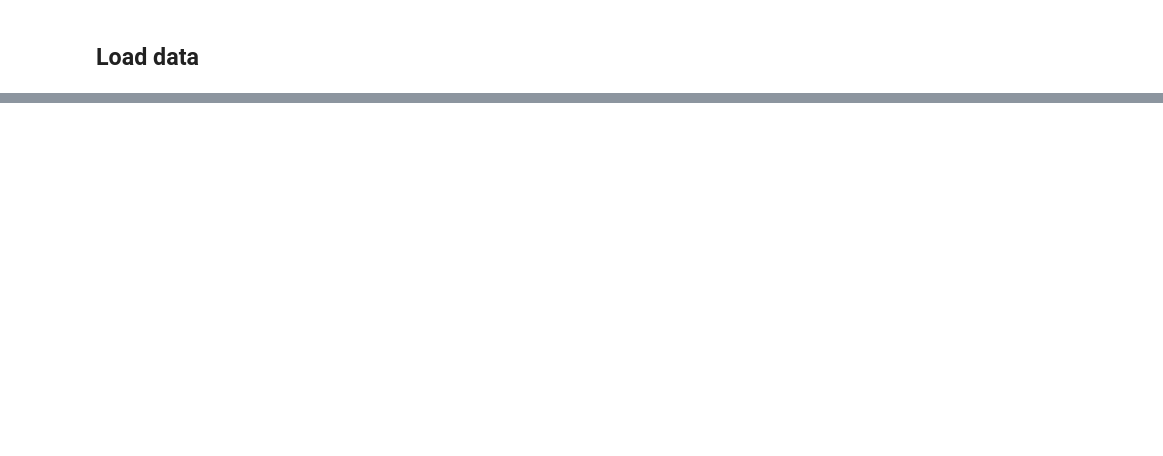
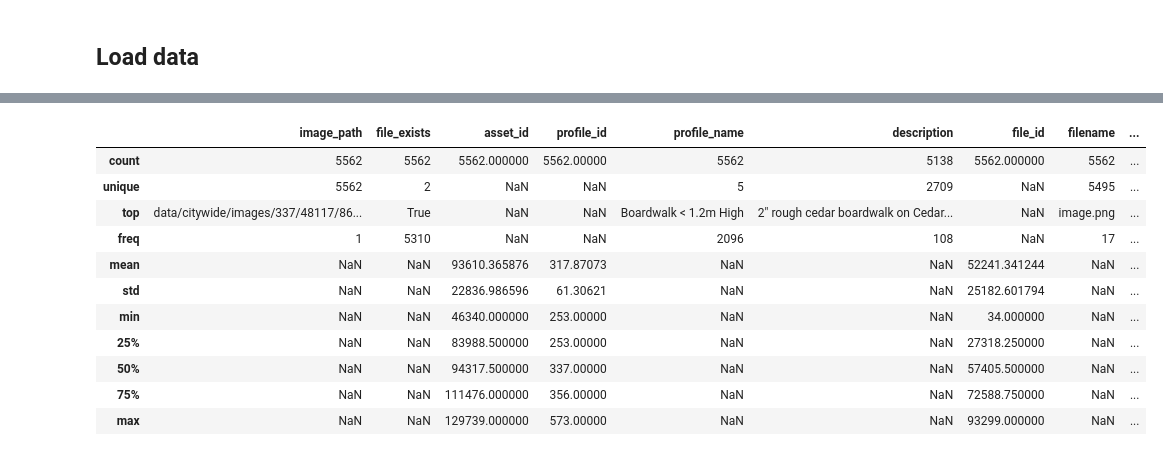
Before and after one commit to sgauth01/parks-asset-img-class, a Jupyter notebook: notebooks/data_exploration.ipynb, the cells around one changed output, grey strips where cells are left out. Saved outputs shown, nothing was run; the diff lists cells and outputs as text; code cells hidden in the pictures; blank space fills up the shorter version.

```diff
--- a/notebooks/data_exploration.ipynb
+++ b/notebooks/data_exploration.ipynb
@@ -269,0 +33,23 @@ memory usage: 11.6+ KB
+# %%
+attributes_df = attributes_df[[
+    "image_path",
+    "file_exists",
+    "asset_id",
+    "profile_id",
+    "profile_name",
+    "description",
+    "file_id",
+    "filename",
+    "attr_Abutment Material",
+    "attr_Bridge Type",
+    "attr_Decking Material",
+    "attr_Fall Height",
+    "attr_Has Edge Guard",
+    "attr_Has Pedestrian Railing",
+    "attr_Length",
+    "attr_Material (Frame, Tank, Body)",
+    "attr_Number of Steps",
+    "attr_Structure Material",
+    "attr_Structure Position",
+    "attr_Width"
+]]
@@ -269,0 +76,15 @@ memory usage: 11.6+ KB
+# %%
+attributes_df.describe(include='all')
+# %% [output]
+|  | image_path | file_exists | asset_id | profile_id | profile_name | description | file_id | filename | ... |
+| count | 5562 | 5562 | 5562.000000 | 5562.00000 | 5562 | 5138 | 5562.000000 | 5562 | ... |
+| unique | 5562 | 2 | NaN | NaN | 5 | 2709 | NaN | 5495 | ... |
+| top | data/citywide/images/337/48117/86... | True | NaN | NaN | Boardwalk < 1.2m High | 2" rough cedar boardwalk on Cedar... | NaN | image.png | ... |
+| freq | 1 | 5310 | NaN | NaN | 2096 | 108 | NaN | 17 | ... |
+| mean | NaN | NaN | 93610.365876 | 317.87073 | NaN | NaN | 52241.341244 | NaN | ... |
+| std | NaN | NaN | 22836.986596 | 61.30621 | NaN | NaN | 25182.601794 | NaN | ... |
+| min | NaN | NaN | 46340.000000 | 253.00000 | NaN | NaN | 34.000000 | NaN | ... |
+| 25% | NaN | NaN | 83988.500000 | 253.00000 | NaN | NaN | 27318.250000 | NaN | ... |
+| 50% | NaN | NaN | 94317.500000 | 337.00000 | NaN | NaN | 57405.500000 | NaN | ... |
+| 75% | NaN | NaN | 111476.000000 | 356.00000 | NaN | NaN | 72588.750000 | NaN | ... |
+| max | NaN | NaN | 129739.000000 | 573.00000 | NaN | NaN | 93299.000000 | NaN | ... |
```
Also changed, not shown: parts of 44 cells of this notebook, 7 other files.
